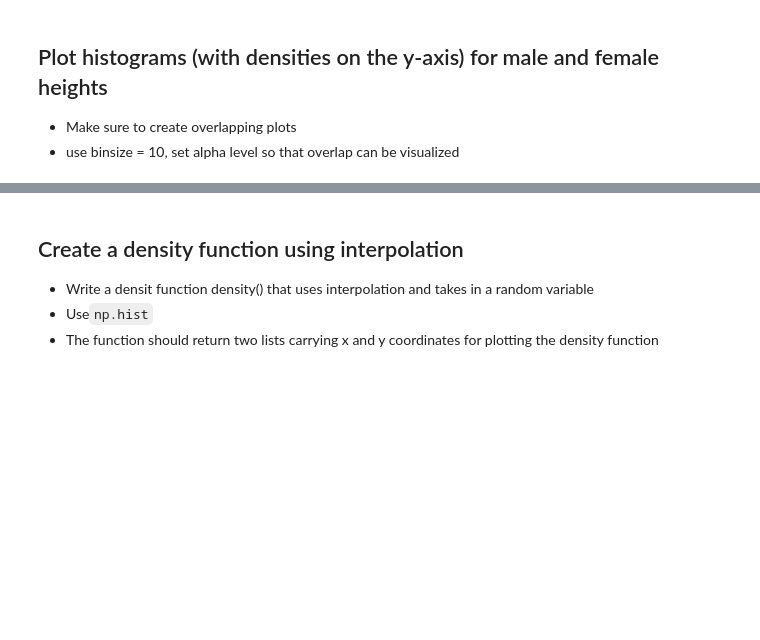
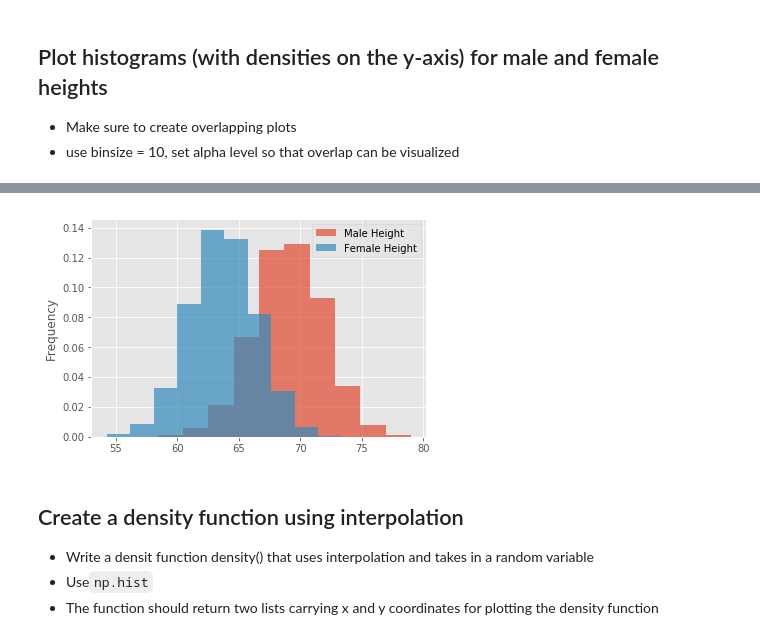
Before and after one commit to probboy/probability-density-functions-lab-nyc-ds-082619, a Jupyter notebook: index.ipynb, the cells around one changed output, grey strips where cells are left out. Cells and saved outputs as stored; diff of their text form; code cells hidden in the pictures; blank space fills up the shorter version.

```diff
--- a/index.ipynb
+++ b/index.ipynb
@@ -75,3 +71,12 @@ Female Weight sd: 19.022467805319028
+# %%
+# Your code here
+binsize = 10
+male_df.Height.plot.hist(bins = binsize, density = True,  alpha = 0.7, label ="Male Height");
+female_df.Height.plot.hist(bins = binsize, density = True, alpha = 0.7, label = 'Female Height');
+plt.legend()
+plt.show()
+# %% [output]
+[figure, added]
 # %%
 # Record your observations - are these inline with your personal observations?
 # %% [markdown]
```
Also changed, not shown: parts of 1 cell of this notebook.
